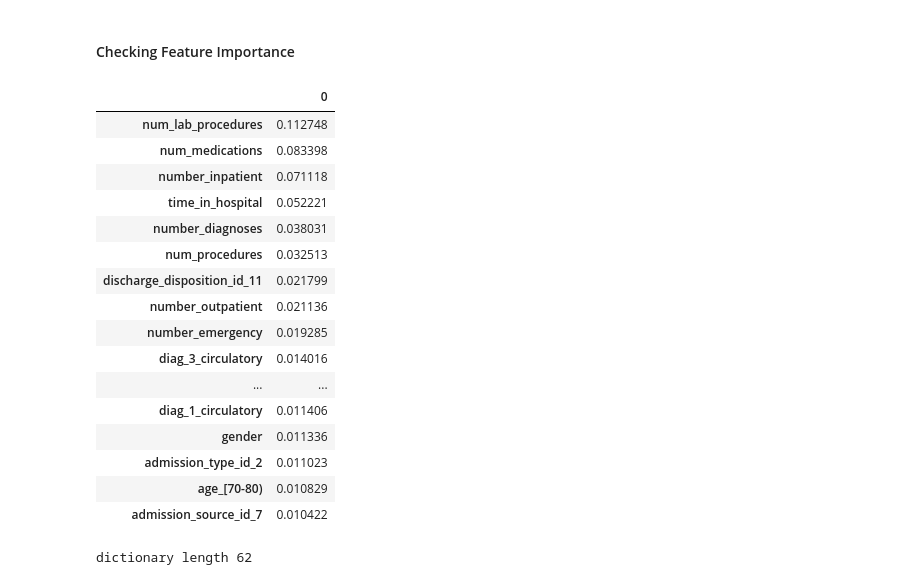
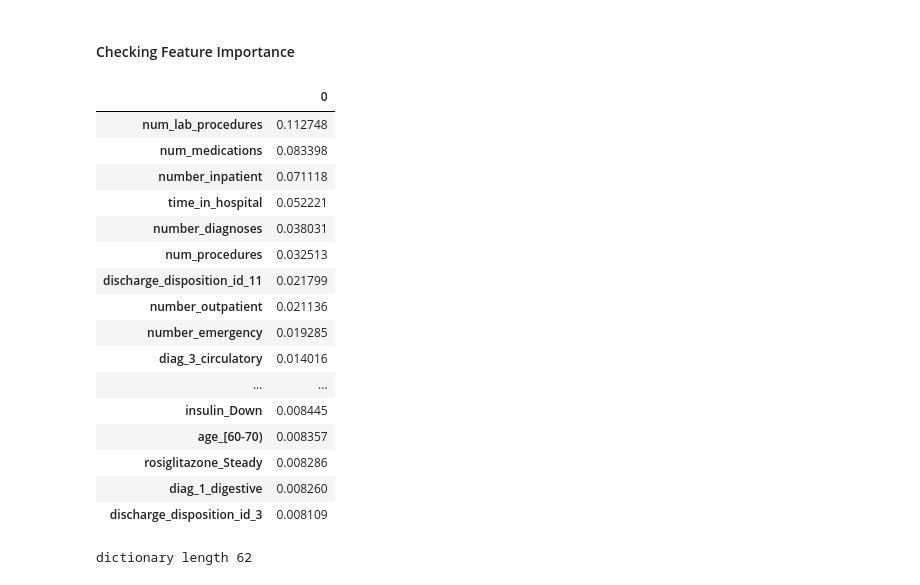
Before and after one commit to yunghanjeong/diabetic_readmission_prediction, a Jupyter notebook: notebooks/diabetes_readmission_model.ipynb, the cells around one changed output. Cells and saved outputs as stored; diff of their text form; code cells hidden in the pictures.

```diff
--- a/notebooks/diabetes_readmission_model.ipynb
+++ b/notebooks/diabetes_readmission_model.ipynb
@@ -220,26 +221,26 @@ Decision Tree Test recall:  0.68938706071064
 # %%
 feature_imp = dict(zip(X.columns, grid_tree.best_estimator_.feature_importances_)) #get feature importance
 sorted_feature = {k: v for k, v in sorted(feature_imp.items(), key=lambda item: item[1], reverse=True)} #sort descending
 feature_df = pd.DataFrame(sorted_feature, index=[0]) # push to dataframe for better visualization
-feature_df.transpose()[:20]
+feature_df.transpose()[:40]
 # %% [output]
 |  | 0 |
 | num_lab_procedures | 0.112748 |
 | num_medications | 0.083398 |
 | number_inpatient | 0.071118 |
 | time_in_hospital | 0.052221 |
 | number_diagnoses | 0.038031 |
 | num_procedures | 0.032513 |
 | discharge_disposition_id_11 | 0.021799 |
 | number_outpatient | 0.021136 |
 | number_emergency | 0.019285 |
 | diag_3_circulatory | 0.014016 |
 | ... | ... |
-| diag_1_circulatory | 0.011406 |
-| gender | 0.011336 |
-| admission_type_id_2 | 0.011023 |
-| age_[70-80) | 0.010829 |
-| admission_source_id_7 | 0.010422 |
+| insulin_Down | 0.008445 |
+| age_[60-70) | 0.008357 |
+| rosiglitazone_Steady | 0.008286 |
+| diag_1_digestive | 0.008260 |
+| discharge_disposition_id_3 | 0.008109 |
 # %%
 n = 0.005 #set comparison threshold
 feature_imp = dict(zip(X.columns, grid_tree.best_estimator_.feature_importances_))
```
Also changed, not shown: parts of 12 cells of this notebook, 2 other files.
